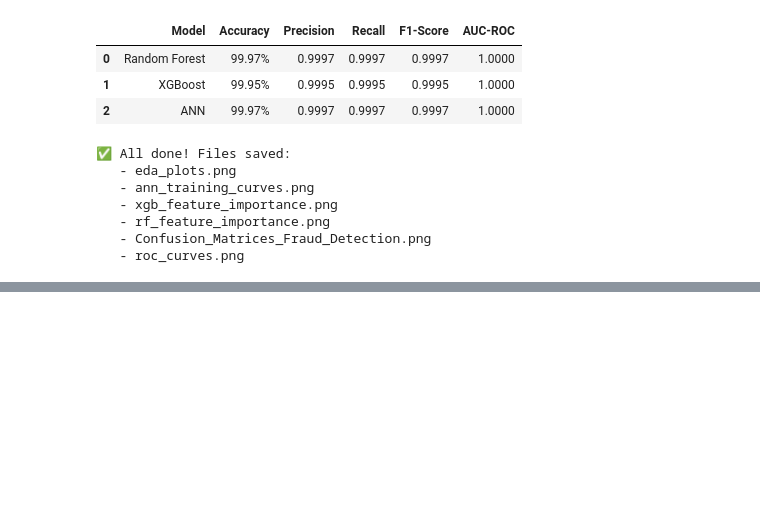
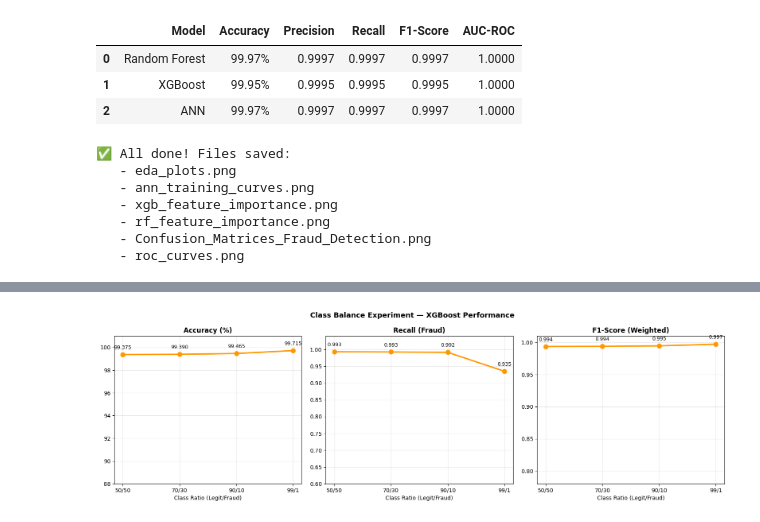
Before and after one commit to Dabomd/FirstProject, a Jupyter notebook: dataset_2023.ipynb, the cells around one changed output, grey strips where cells are left out. Drawn from its saved outputs; the diff is of its cells as text; code cells hidden in the pictures; blank space fills up the shorter version.

```diff
--- a/dataset_2023.ipynb
+++ b/dataset_2023.ipynb
@@ -791,3 +789,83 @@ Classifier Performance Summary
    - rf_feature_importance.png
    - Confusion_Matrices_Fraud_Detection.png
    - roc_curves.png
+# %%
+# SECTION 11: CONTROLLED CLASS BALANCE EXPERIMENT
+# n=100,000 fixed; 4 ratio versions
+
+print("\n" + "="*55)
+print("CONTROLLED CLASS BALANCE EXPERIMENT")
+print("="*55)
+
+# Build versions from original df using 30% working sample
+# (already loaded as X, y)
+fraud_idx  = y[y==1].index
+legit_idx  = y[y==0].index
+
+# Fixed total per version: min(fraud, legit) determines max fraud pool
+n_fraud_pool = min(len(fraud_idx), 50000)
+n_legit_pool = min(len(legit_idx), 99000)
+
+versions = {
+    'A_50_50': (50000, 50000),
+    'B_70_30': (70000, 30000),
+    'C_90_10': (90000, 10000),
+    'D_99_01': (99000,  1000),
+}
+
+balance_results = {}
+for ver_name, (n_legit, n_fraud) in versions.items():
+    # Subsample
+    n_fraud = min(n_fraud, len(fraud_idx))
+    n_legit = min(n_legit, len(legit_idx))
+    idx = list(np.random.choice(legit_idx, n_legit, replace=False)) + \
+          list(np.random.choice(fraud_idx, n_fraud, replace=False))
+    Xv = X.loc[idx]; yv = y.loc[idx]
+
+    Xtr, Xte, ytr, yte = train_test_split(
+        Xv, yv, test_size=0.2, stratify=yv, random_state=42
+    )
+    if n_fraud / (n_legit + n_fraud) < 0.49:
+        sm = SMOTE(k_neighbors=5, random_state=42)
+        Xtr, ytr = sm.fit_resample(Xtr, ytr)
+
+    # Train XGBoost (fastest) for quick comparison
+    xgb_v = XGBClassifier(n_estimators=100, max_depth=5, learning_rate=0.1,
+                           tree_method='hist', random_state=42, n_jobs=-1,
+                           use_label_encoder=False, eval_metric='logloss')
+    xgb_v.fit(Xtr, ytr)
+    yp = xgb_v.predict(Xte)
+    acc = accuracy_score(yte, yp)
+    rec = recall_score(yte, yp, pos_label=1, zero_division=0)
+    f1  = f1_score(yte, yp, average='weighted', zero_division=0)
+    balance_results[ver_name] = {'acc':acc,'rec':rec,'f1':f1,
+                                  'n_legit':n_legit,'n_fraud':n_fraud}
+    ratio = f"{int(100*n_legit/(n_legit+n_fraud))}/{int(100*n_fraud/(n_legit+n_fraud))}"
+    print(f"  {ver_name} ({ratio}): Acc={acc*100:.2f}%  Rec={rec:.4f}  F1={f1:.4f}")
+
+# Plot
+fig, axes = plt.subplots(1,3,figsize=(16,5))
+fig.suptitle("Class Balance Experiment — XGBoost Performance",
+             fontsize=13, fontweight='bold')
+labels = ['50/50','70/30','90/10','99/1']
+accs = [balance_results[k]['acc']*100 for k in versions]
+recs = [balance_results[k]['rec'] for k in versions]
+f1s  = [balance_results[k]['f1']  for k in versions]
+
+for ax, vals, title, yl in zip(axes,
+    [accs,recs,f1s],
+    ['Accuracy (%)','Recall (Fraud)','F1-Score (Weighted)'],
+    [[88,101],[0.6,1.04],[0.78,1.01]]):
+    ax.plot(labels, vals, 'o-', color='#FF9800', lw=2.5, ms=8)
+    for x,v in zip(labels,vals):
+        ax.annotate(f'{v:.3f}', (x,v), textcoords='offset points',
+                    xytext=(0,10), ha='center', fontsize=9)
+    ax.set_title(title, fontweight='bold'); ax.set_ylim(yl)
+    ax.set_xlabel('Class Ratio (Legit/Fraud)')
+    ax.grid(True, alpha=0.3)
+
+plt.tight_layout()
+plt.savefig('class_balance_experiment.png', dpi=150, bbox_inches='tight')
+plt.show()
+print(" Class balance experiment done")
+# %% [output]
@@ -793,0 +879 @@ Classifier Performance Summary
+[figure, added]
```
Also changed, not shown: parts of 23 cells of this notebook.
